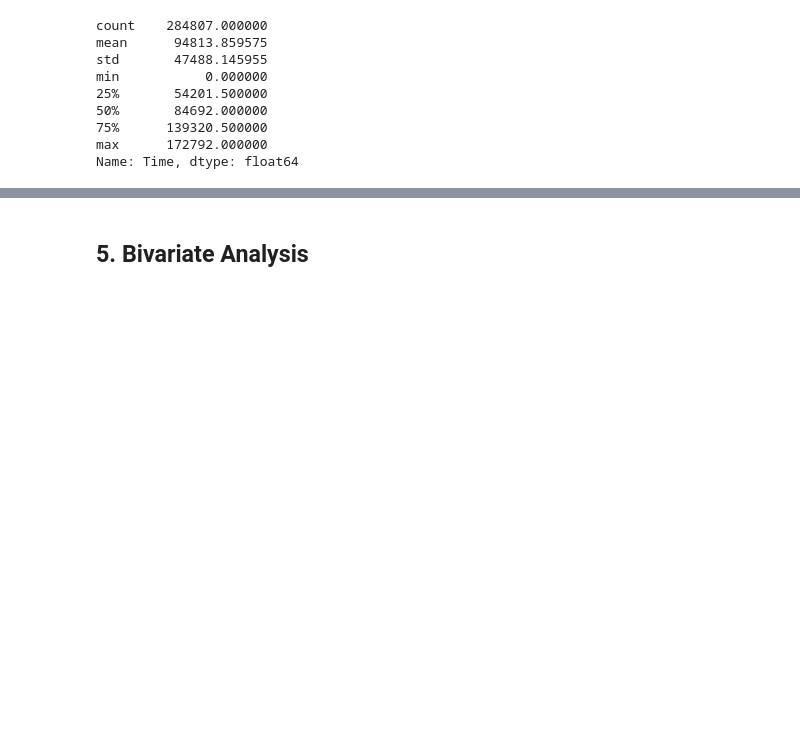
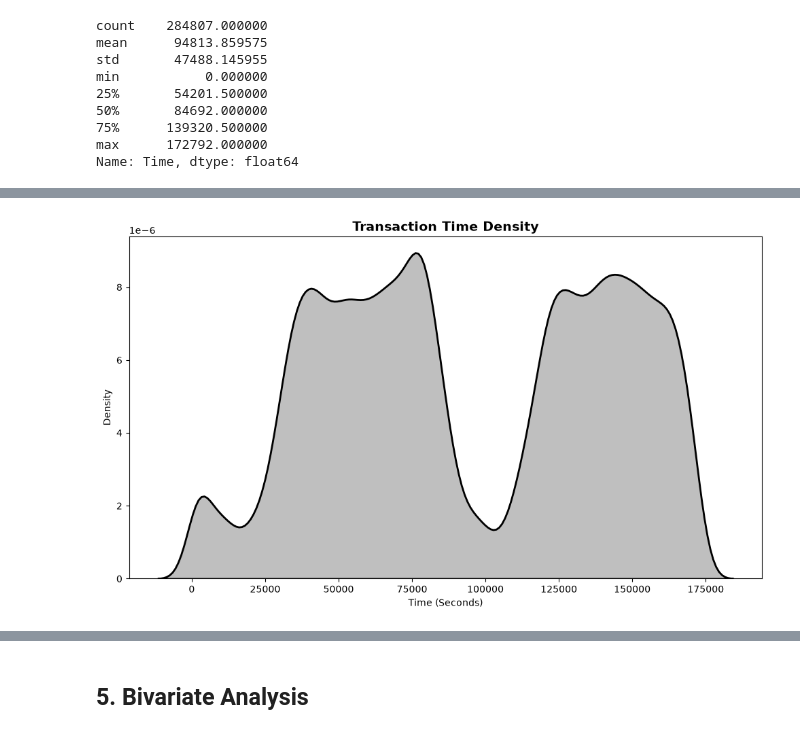
Before and after one commit to Anujjadaun97/Fraud-Detection, a Jupyter notebook: notebooks/03_EDA.ipynb, the cells around one changed output, grey strips where cells are left out. Saved outputs shown, nothing was run; the diff lists cells and outputs as text; code cells hidden in the pictures; blank space fills up the shorter version.

```diff
--- a/notebooks/03_EDA.ipynb
+++ b/notebooks/03_EDA.ipynb
@@ -507,0 +391,30 @@ np.float64(1.9999074074074075)
+# %%
+# Create figure
+plt.figure(figsize=(10, 6))
+
+# KDE plot
+sns.kdeplot(
+    data=df,
+    x='Time',
+    fill=True,
+    linewidth=2,
+    color='black'
+)
+
+# Customize plot
+plt.title("Transaction Time Density", fontsize=14, fontweight='bold')
+plt.xlabel("Time (Seconds)")
+plt.ylabel("Density")
+
+plt.tight_layout()
+
+# Save figure
+plt.savefig(
+    "../reports/figures/time_kde.png",
+    dpi=300,
+    bbox_inches="tight"
+)
+
+plt.show()
+# %% [output]
+[figure, added]
```
Also changed, not shown: parts of 56 cells of this notebook, 9 other files.
